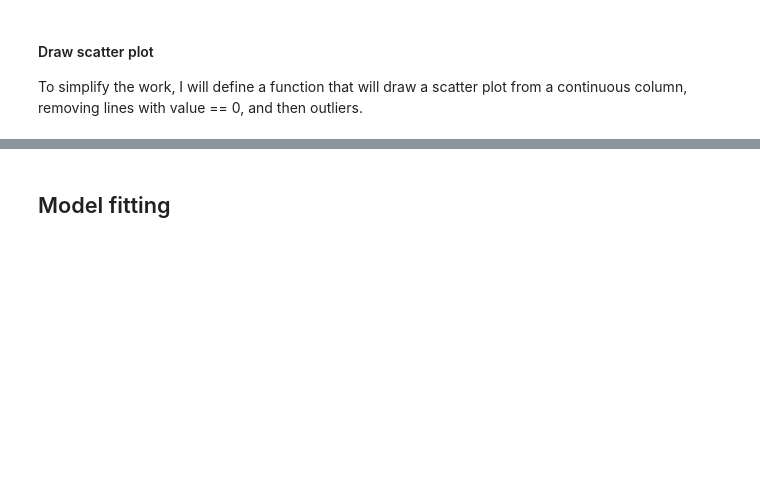
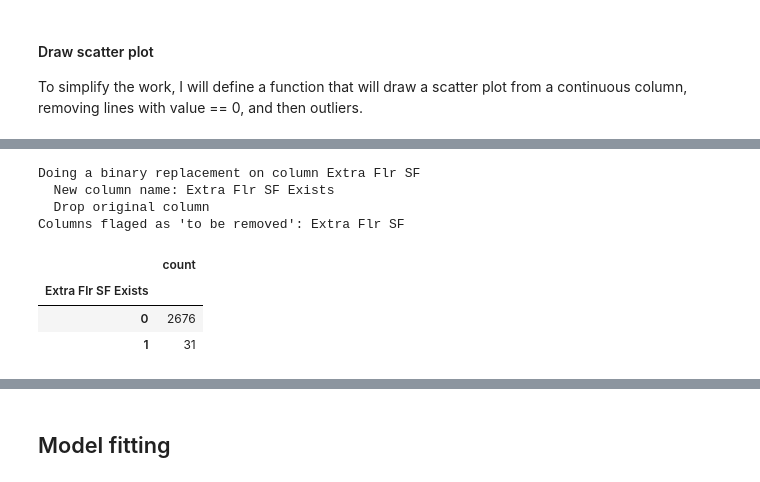
Before and after one commit to xnicolovici/machine_learning, a Jupyter notebook: notebooks/Course No 3/09. Course project/03. Part 2 - House prices/house-prices-solution.ipynb, the cells around one changed output, grey strips where cells are left out. Drawn from its saved outputs; the diff is of its cells as text; code cells hidden in the pictures; blank space fills up the shorter version.

```diff
--- a/notebooks/Course No 3/09. Course project/03. Part 2 - House prices/house-prices-solution.ipynb
+++ b/notebooks/Course No 3/09. Course project/03. Part 2 - House prices/house-prices-solution.ipynb
@@ -1274,0 +1279,17 @@ data_df['Bsmt Unf SF'] is a linear combination, drop it
+# %%
+# Calculate missing SF
+data_df['Extra Flr SF'] = data_df['Gr Liv Area'] - data_df['1st Flr SF'] - data_df['2nd Flr SF']
+
+# Create an 'Extra Flr Exists' nominal column
+whereClauseReplacement('Extra Flr SF', data_df['Extra Flr SF'] == 0)
+# Display number of house with an extra floor
+data_df[['Extra Flr SF Exists', 'Gr Liv Area']].groupby('Extra Flr SF Exists').count().rename({'Gr Liv Area': 'count'}, axis=1)
+# %% [output]
+Doing a binary replacement on column Extra Flr SF
+  New column name: Extra Flr SF Exists
+  Drop original column
+Columns flaged as 'to be removed': Extra Flr SF
+|  | count |
+| Extra Flr SF Exists |  |
+| 0 | 2676 |
+| 1 | 31 |
```
Also changed, not shown: parts of 29 cells of this notebook, 1 other file.
